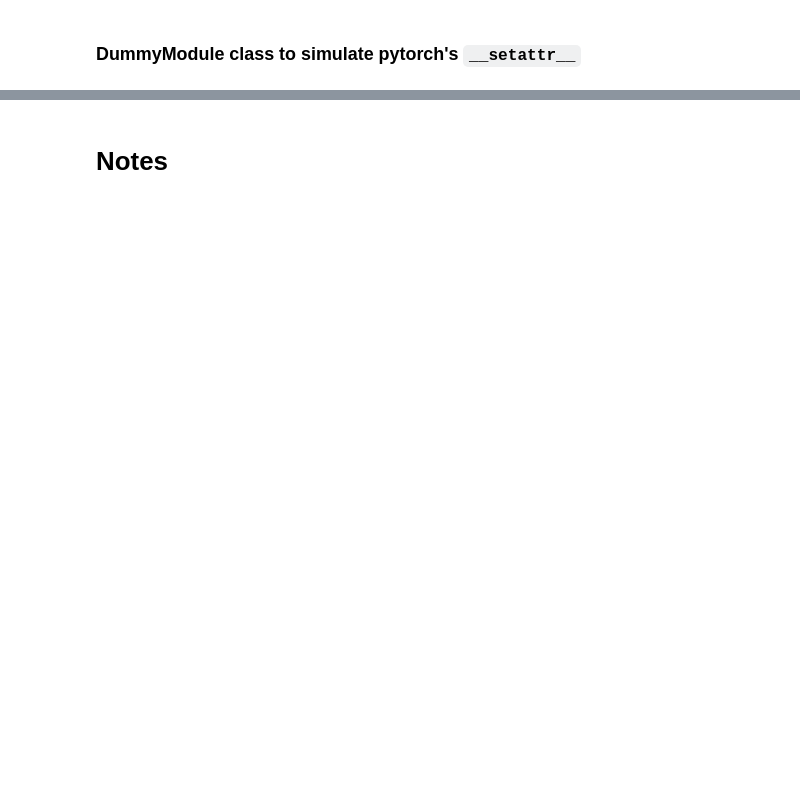
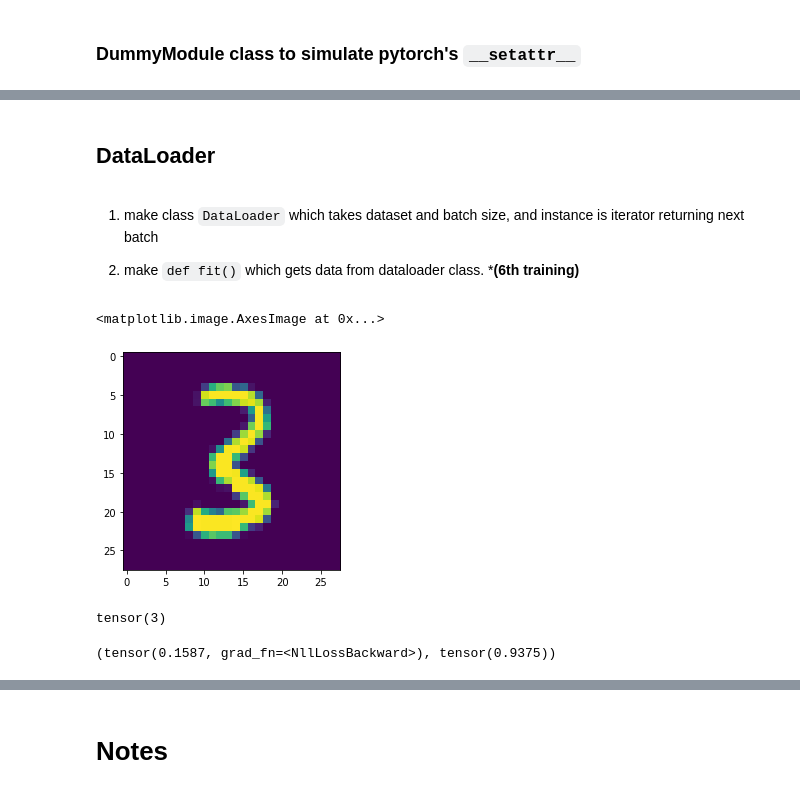
Before and after one commit to SpellOnYou/1000-days-of-code, a Jupyter notebook: fastai_scratch/03_copy.ipynb, the cells around one changed output, grey strips where cells are left out. Saved outputs shown, nothing was run; the diff lists cells and outputs as text; code cells hidden in the pictures; blank space fills up the shorter version.

```diff
--- a/fastai_scratch/03_copy.ipynb
+++ b/fastai_scratch/03_copy.ipynb
@@ -309,0 +644,10 @@ loss_fun(m(xb), yb), accuracy(m(xb), yb)
+# %%
+model, optim = get_model(n_in, nh, n_out)
+
+for epoch in range(epochs):
+    for i in range((n-1)//bs +1):
+        xb, yb = train_ds[(bs*i):(bs*(i+1))]
+        loss = loss_fun(model(xb), yb)
+        loss.backward()
+        optim.step()
+        optim.zero_grad()
@@ -309,0 +658,25 @@ loss_fun(m(xb), yb), accuracy(m(xb), yb)
+# %% [markdown]
+## DataLoader
+# %% [markdown]
+1. make class `DataLoader` which takes dataset and batch size, and instance is iterator returning next batch
+
+2. make `def fit()` which gets data from dataloader class. ***(6th training)**
+# %%
+class DataLoader():
+    def __init__(self, ds, bs): self.ds , self.bs = ds, bs
+    def __iter__(self):
+        # return self.ds[(self.bs*i):(self.bs*(i+1))]
+        for i in range(0, len(self.ds), self.bs): yield self.ds[i: i+self.bs] # [^16]
+# %%
+train_dl, valid_dl = DataLoader(train_ds, bs), DataLoader(valid_ds, bs)
+# %%
+xb, yb = next(iter(valid_dl))
+# %%
+plt.imshow(xb[0].view(28,28))
+# %% [output]
+<matplotlib.image.AxesImage at 0x...>
+[figure, added]
+# %%
+yb[0]
+# %% [output]
+tensor(3)
@@ -309,0 +694,5 @@ loss_fun(m(xb), yb), accuracy(m(xb), yb)
+# %%
+xb, yb = train_ds[:bs]
+loss_fun(model(xb), yb), accuracy(model(xb), yb)
+# %% [output]
+(tensor(0.1587, grad_fn=<NllLossBackward>), tensor(0.9375))
```
Also changed, not shown: parts of 86 cells of this notebook.
